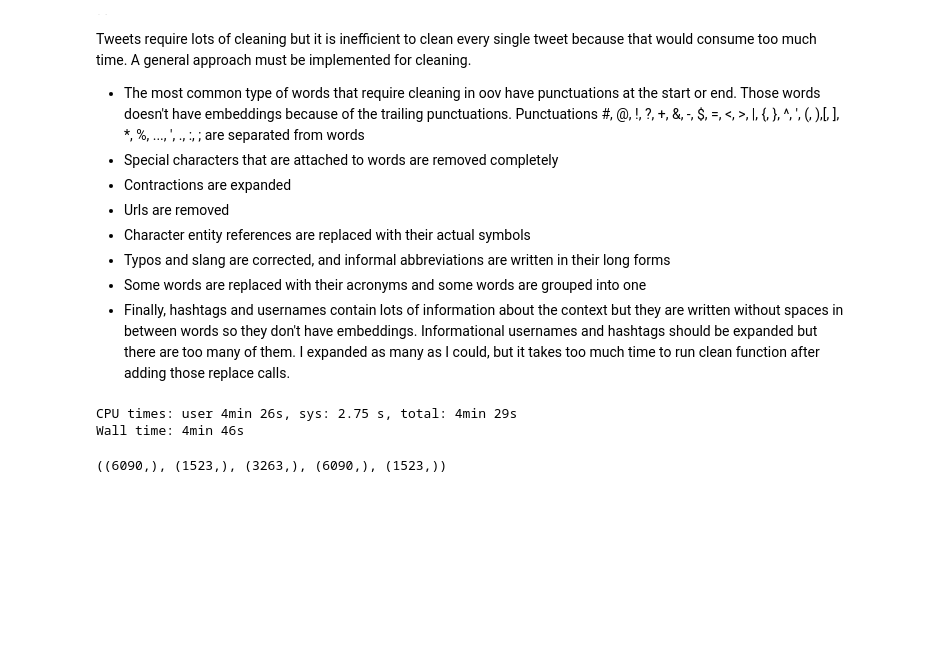
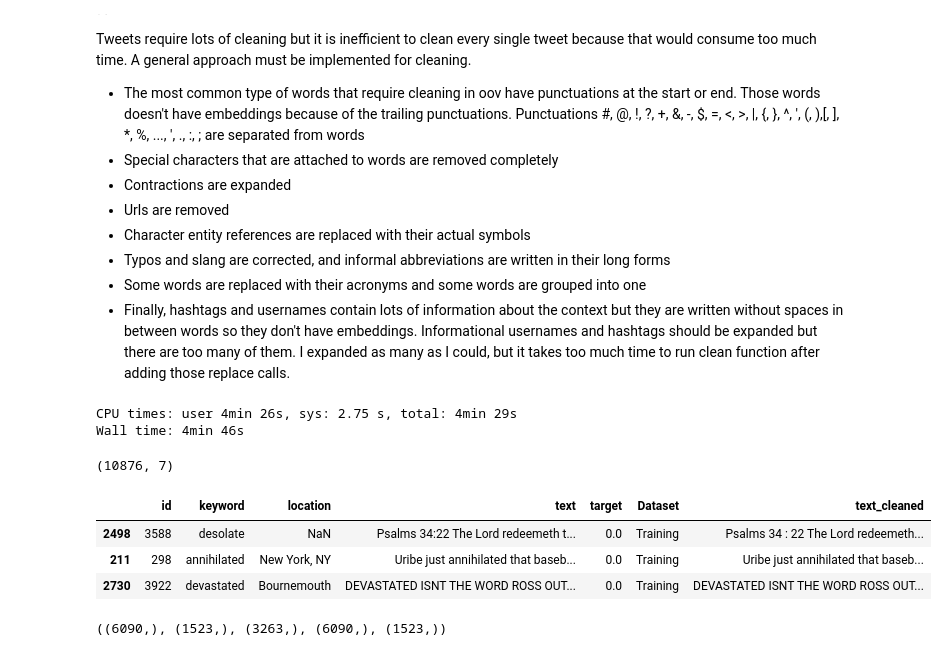
Before and after one commit to csar95/Kaggle-Disaster-Tweets-NLP, a Jupyter notebook: model-v1.ipynb, the cells around one changed output. Saved outputs shown, nothing was run; the diff lists cells and outputs as text; code cells hidden in the pictures; blank space fills up the shorter version.

```diff
--- a/model-v1.ipynb
+++ b/model-v1.ipynb
@@ -808,4 +808,14 @@ CPU times: user 4min 26s, sys: 2.75 s, total: 4min 29s
 Wall time: 4min 46s
 # %%
 data.to_csv("data/data-w-cleaned-text.csv", index=False)
+# %%
+data = pd.read_csv("data/data-w-cleaned-text.csv")
+print(data.shape)
+data.sample(3)
+# %% [output]
+(10876, 7)
+|  | id | keyword | location | text | target | Dataset | text_cleaned |
+| 2498 | 3588 | desolate | NaN | Psalms 34:22 The Lord redeemeth t... | 0.0 | Training | Psalms 34 : 22 The Lord redeemeth... |
+| 211 | 298 | annihilated | New York, NY | Uribe just annihilated that baseb... | 0.0 | Training | Uribe just annihilated that baseb... |
+| 2730 | 3922 | devastated | Bournemouth | DEVASTATED ISNT THE WORD ROSS OUT... | 0.0 | Training | DEVASTATED ISNT THE WORD ROSS OUT... |
 # %%
```
Also changed, not shown: parts of 11 cells of this notebook.
